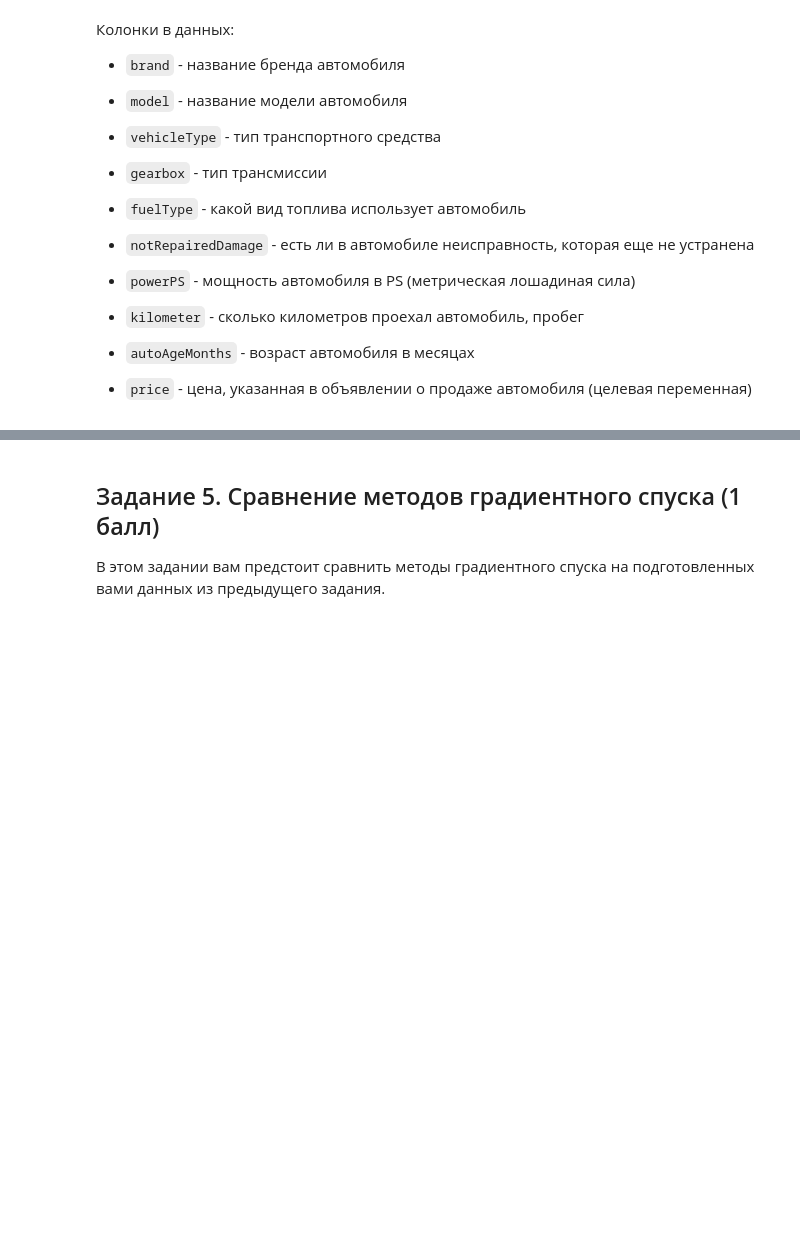
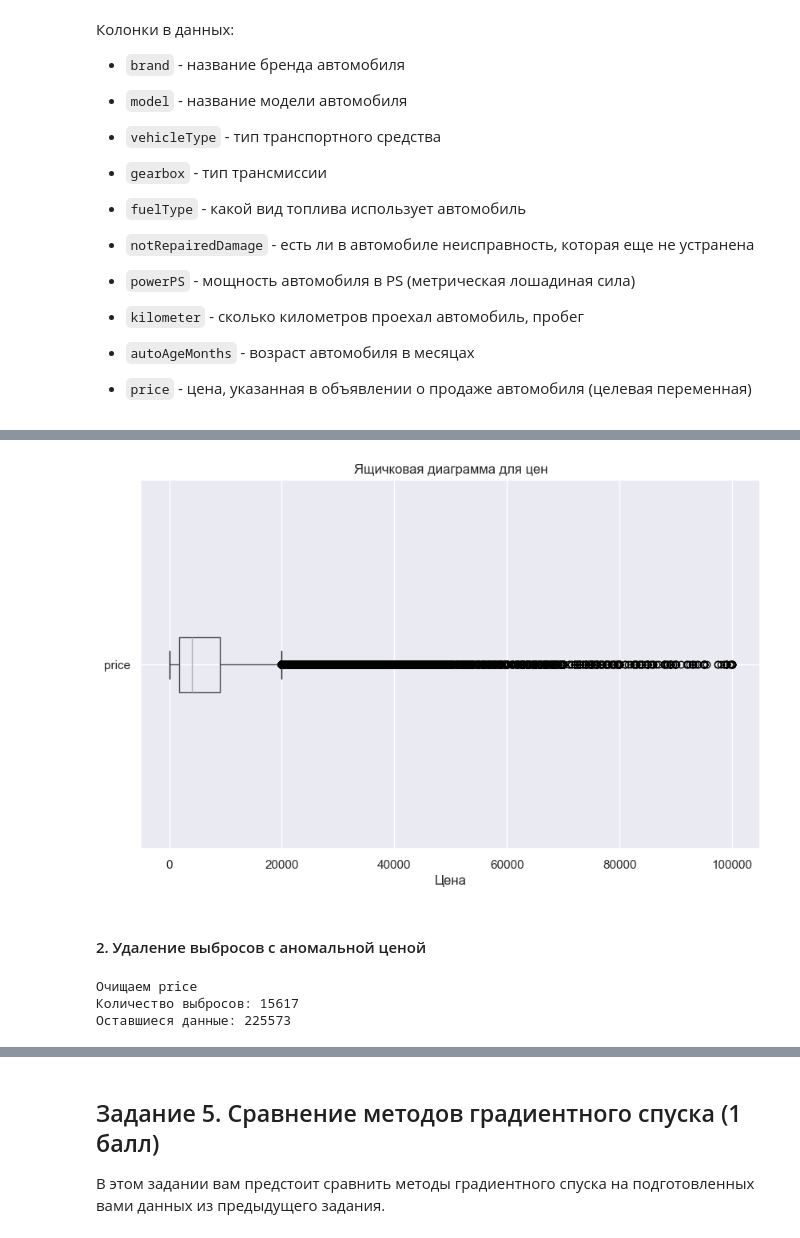
Before and after one commit to Reterer/mai_ml_course, a Jupyter notebook: ML MAI & SBER. GD. LAB 4.ipynb, the cells around one changed output, grey strips where cells are left out. Saved outputs shown, nothing was run; the diff lists cells and outputs as text; code cells hidden in the pictures; blank space fills up the shorter version.

```diff
--- a/ML MAI & SBER. GD. LAB 4.ipynb
+++ b/ML MAI & SBER. GD. LAB 4.ipynb
@@ -444,0 +405,28 @@ profile
+# %%
+plt.figure(figsize=(10, 6))
+data.boxplot(column='price', vert=False)
+plt.title('Ящичковая диаграмма для цен')
+plt.xlabel('Цена')
+plt.show()
+# %% [output]
+[figure, added]
+# %% [markdown]
+#### 2. Удаление выбросов с аномальной ценой
+# %%
+def clear_outsiders(data, col):
+    q1 = data[col].quantile(0.25)
+    q3 = data[col].quantile(0.75)
+    iqr = q3 - q1
+    # Определим выбросы как значения, превышающие 1.5 * IQR от краев ящика
+    # Оставим только не выбросы
+    data_clear = data[(data[col] > (q1 - 1.5 * iqr)) & (data[col] < (q3 + 1.5 * iqr))]
+    print(f'Очищаем {col}')
+    print(f'Количество выбросов: {len(data)-len(data_clear)}')
+    print(f'Оставшиеся данные: {len(data_clear)}')
+    return data_clear
+
+data_clear = clear_outsiders(data, 'price')
+# %% [output]
+Очищаем price
+Количество выбросов: 15617
+Оставшиеся данные: 225573
```
Also changed, not shown: parts of 34 cells of this notebook, 1 other file.
